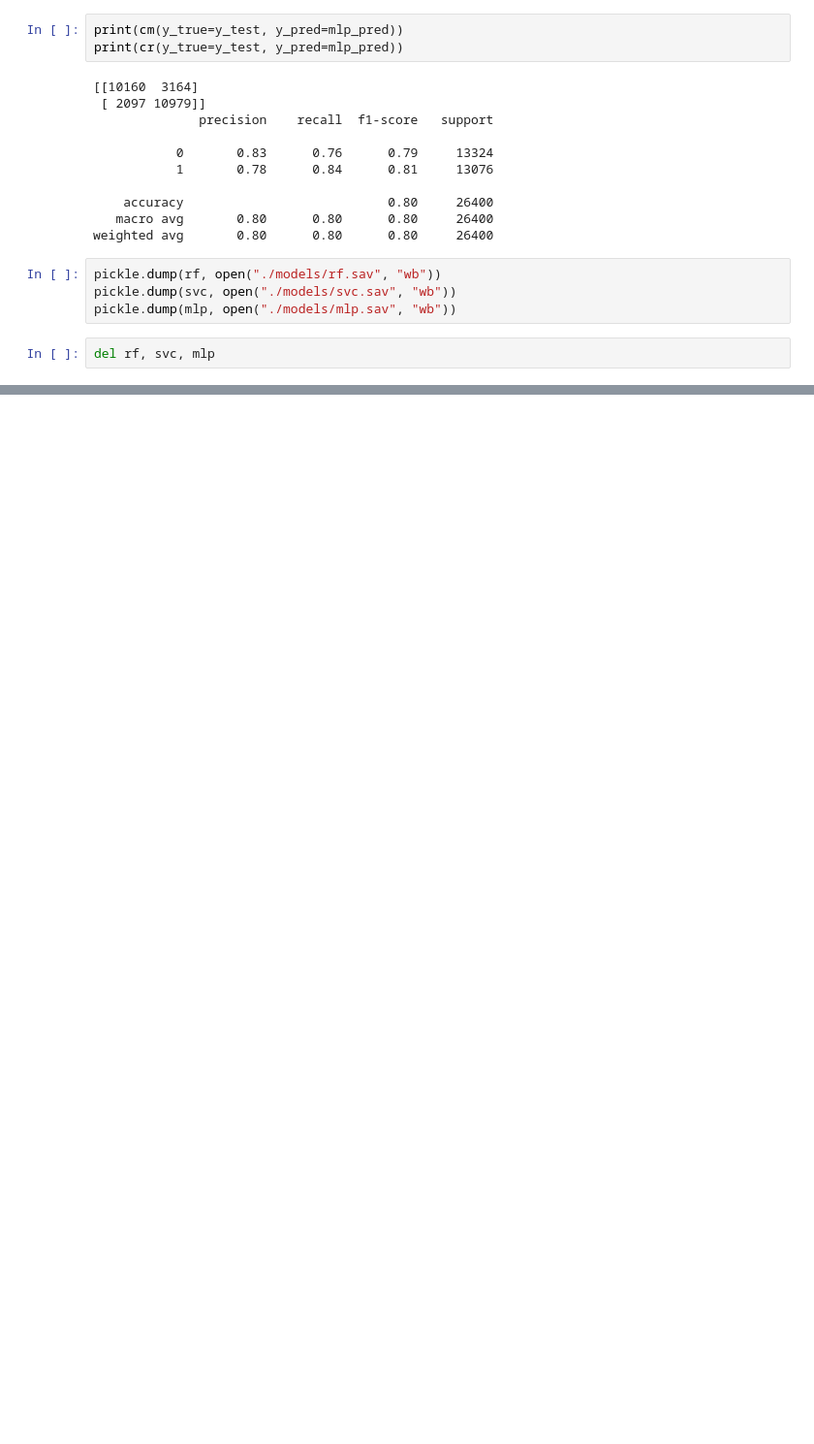
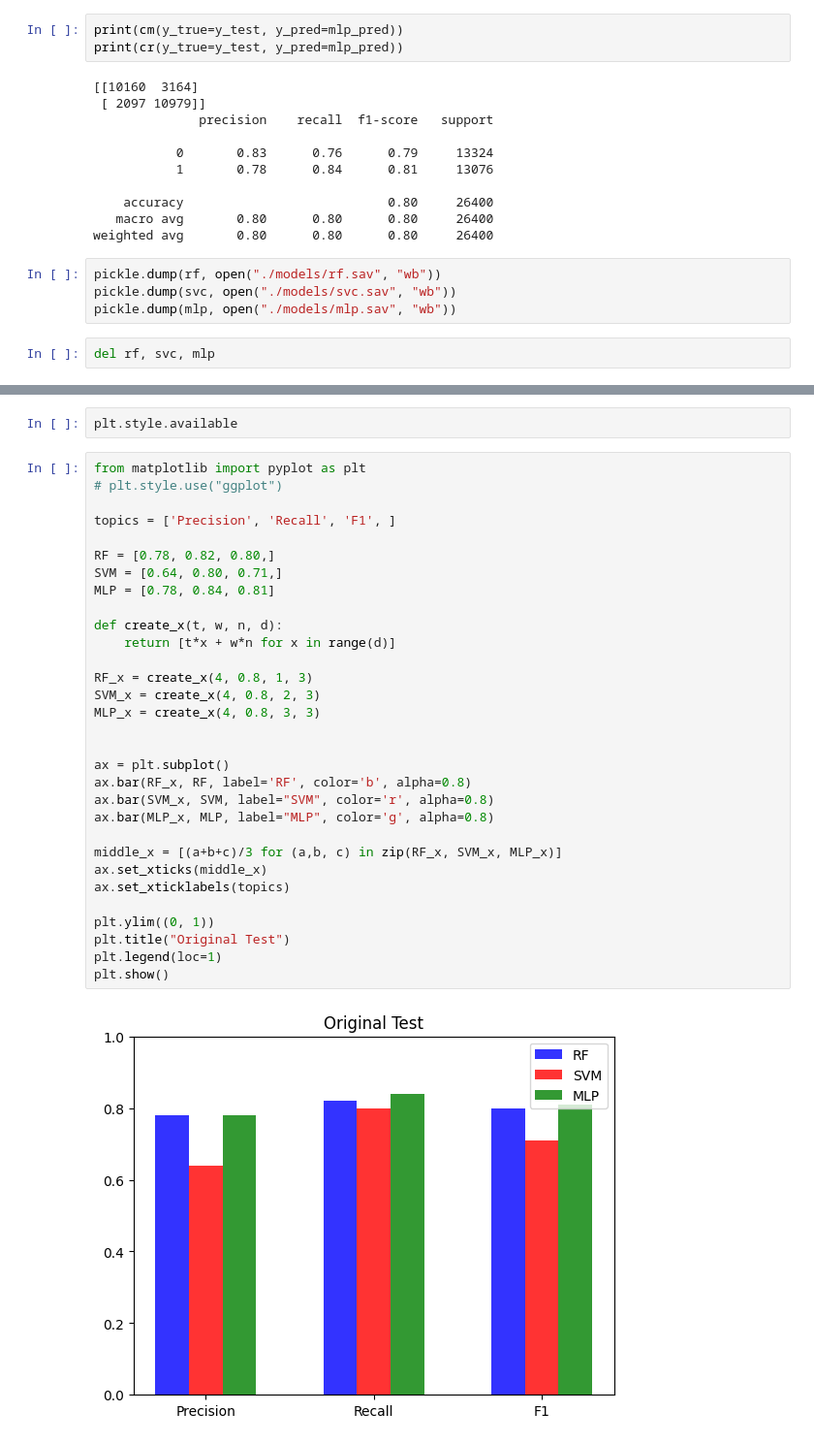
Before and after one commit to 45-5DC/kusw_project2, a Jupyter notebook: benford/benford_train.ipynb, the cells around one changed output, grey strips where cells are left out. Shown at 97% size. Saved outputs shown, nothing was run; the diff lists cells and outputs as text; blank space fills up the shorter version.

```diff
--- a/benford/benford_train.ipynb
+++ b/benford/benford_train.ipynb
@@ -207,0 +272,35 @@ mlp = pickle.load(open("./models/rf.sav", "rb"))
+# %%
+plt.style.available
+# %%
+from matplotlib import pyplot as plt
+# plt.style.use("ggplot")
+
+topics = ['Precision', 'Recall', 'F1', ]
+
+RF = [0.78, 0.82, 0.80,]
+SVM = [0.64, 0.80, 0.71,]
+MLP = [0.78, 0.84, 0.81]
+
+def create_x(t, w, n, d):
+    return [t*x + w*n for x in range(d)]
+
+RF_x = create_x(4, 0.8, 1, 3)
+SVM_x = create_x(4, 0.8, 2, 3)
+MLP_x = create_x(4, 0.8, 3, 3)
+
+
+ax = plt.subplot()
+ax.bar(RF_x, RF, label='RF', color='b', alpha=0.8)
+ax.bar(SVM_x, SVM, label="SVM", color='r', alpha=0.8)
+ax.bar(MLP_x, MLP, label="MLP", color='g', alpha=0.8)
+
+middle_x = [(a+b+c)/3 for (a,b, c) in zip(RF_x, SVM_x, MLP_x)]
+ax.set_xticks(middle_x)
+ax.set_xticklabels(topics)
+
+plt.ylim((0, 1))
+plt.title("Original Test")
+plt.legend(loc=1)
+plt.show()
+# %% [output]
+[figure, added]
```
Also changed, not shown: parts of 30 cells of this notebook, 6 other files.
